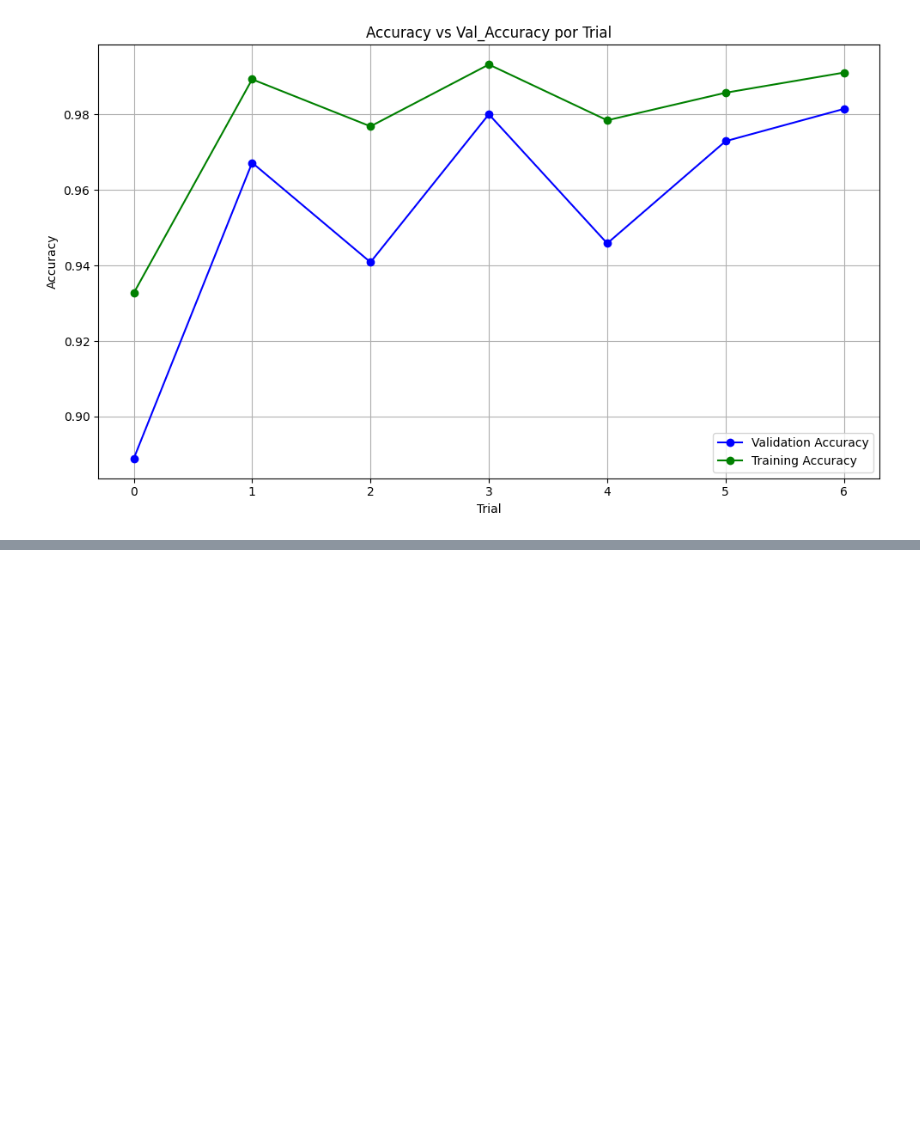
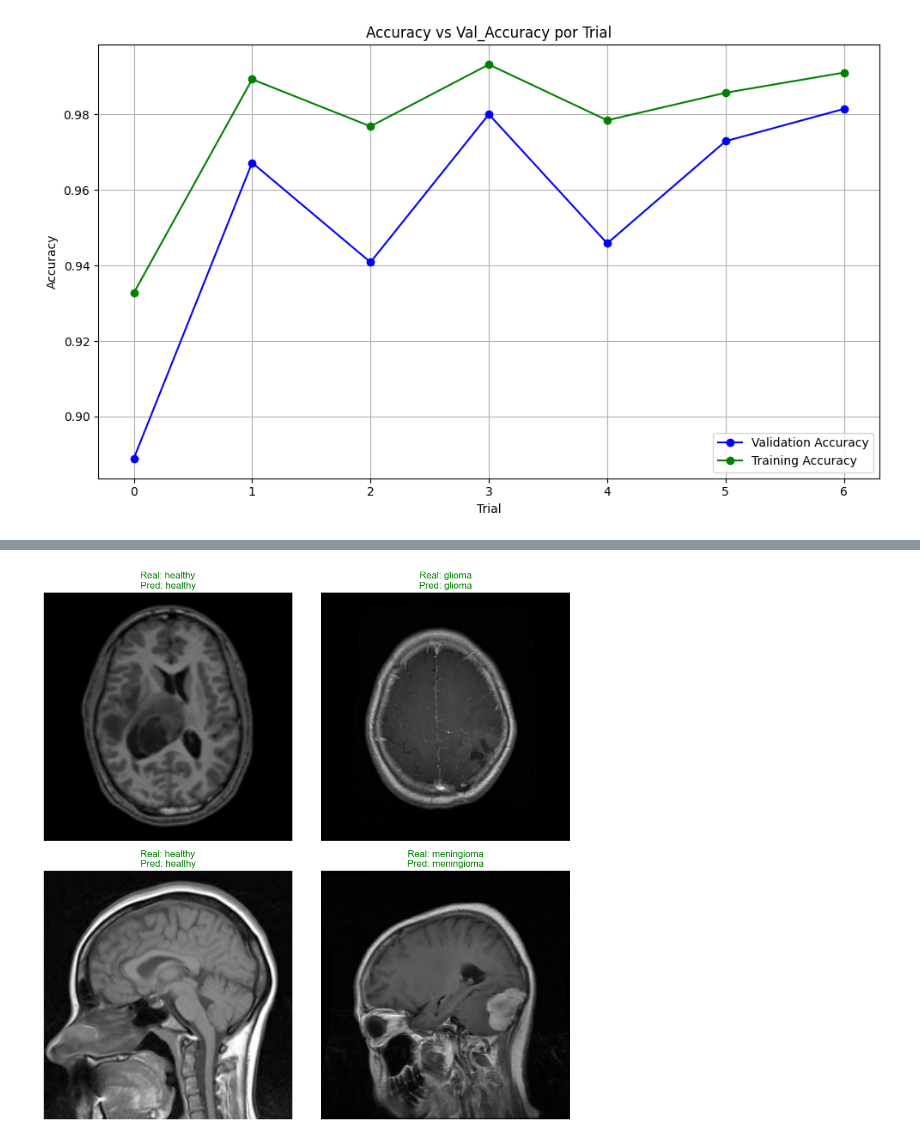
Before and after one commit to juanVallarino/masterIA, a Jupyter notebook: img_med_project/img_med_project.ipynb, the cells around one changed output, grey strips where cells are left out. Drawn from its saved outputs; the diff is of its cells as text; code cells hidden in the pictures; blank space fills up the shorter version.

```diff
--- a/img_med_project/img_med_project.ipynb
+++ b/img_med_project/img_med_project.ipynb
@@ -356 +361,20 @@ plt.show()
 [figure]
+# %%
+for images, labels in test_data_set.take(1):
+    # Predecir sobre las imágenes
+    predictions = best_model.predict(images)
+    predicted_labels = tf.argmax(predictions, axis=1).numpy()
+
+    # Mostrar las primeras 4 imágenes con etiquetas
+    plt.figure(figsize=(10, 10))
+    for i in range(4):
+        ax = plt.subplot(2, 2, i + 1)
+        plt.imshow(images[i].numpy())
+        true_label = clases[labels[i].numpy()]
+        pred_label = clases[predicted_labels[i]]
+        color = "green" if true_label == pred_label else "red"
+        plt.title(f"Real: {true_label}\nPred: {pred_label}", color=color)
+        plt.axis("off")
+    plt.tight_layout()
+    plt.show()
+# %% [output]
@@ -356,0 +382 @@ plt.show()
+[figure, added]
```
Also changed, not shown: parts of 6 cells of this notebook.
